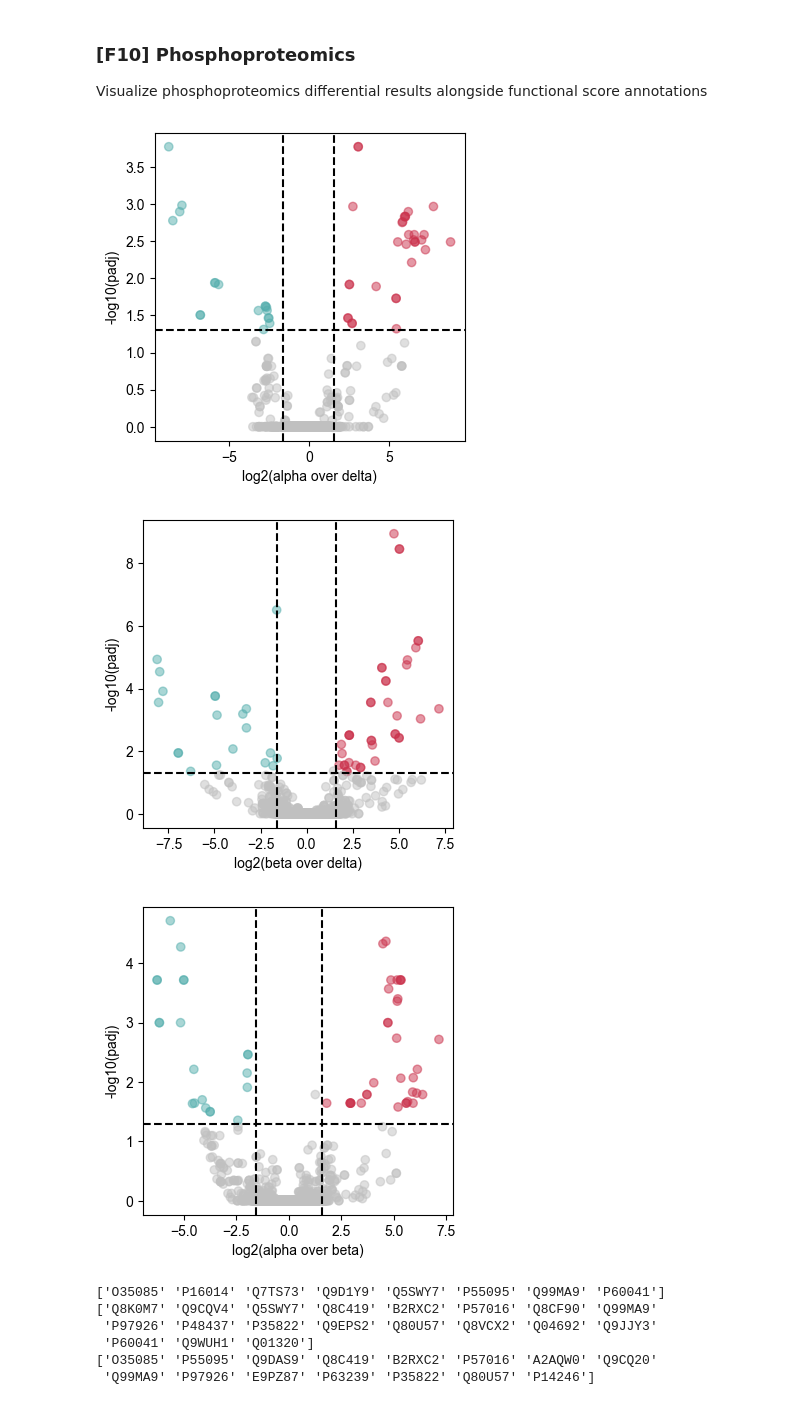
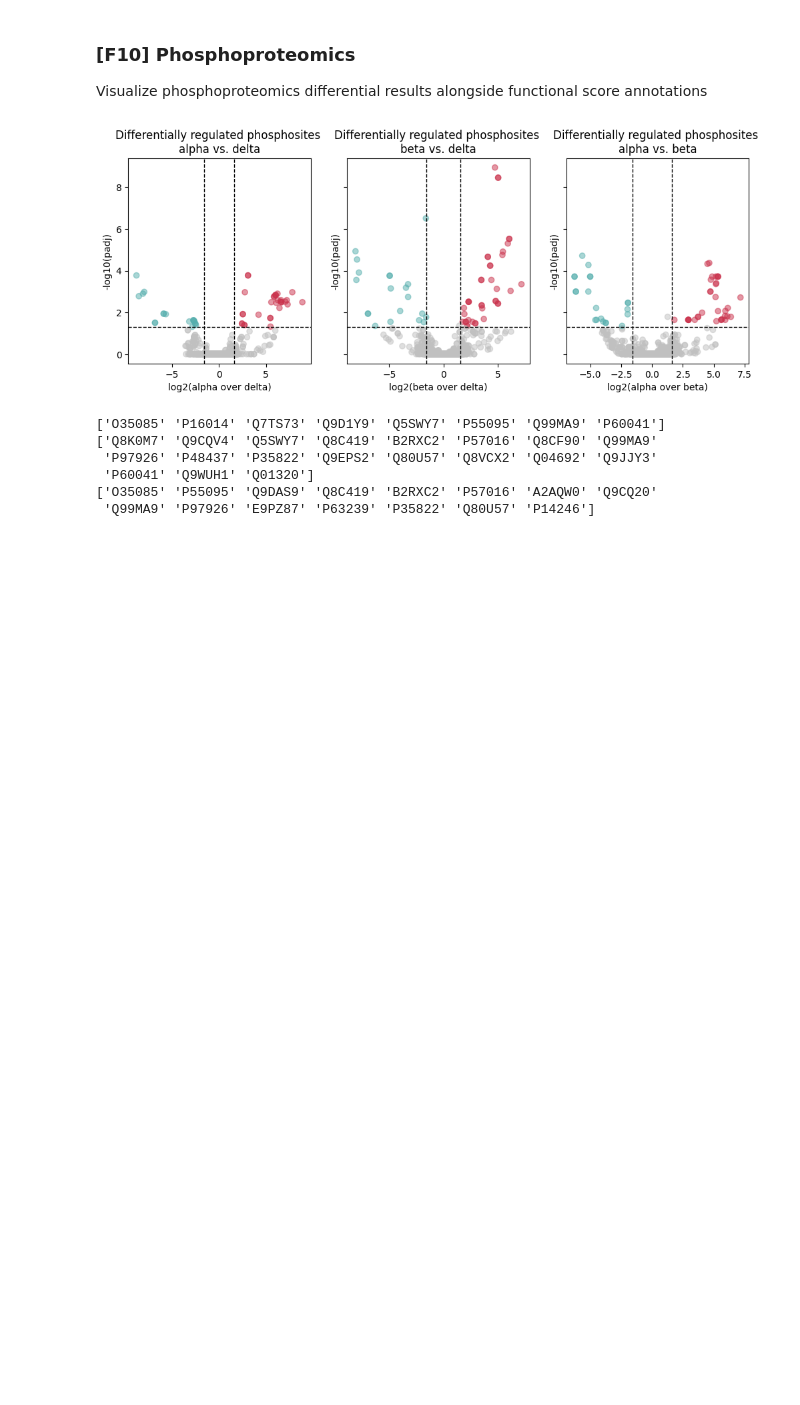
Before and after one commit to MannLabs/IsletsOmics, a Jupyter notebook: figure_notebooks/F08.ipynb, the cells around one changed output. Cells and saved outputs as stored; diff of their text form; code cells hidden in the pictures; blank space fills up the shorter version.

```diff
--- a/figure_notebooks/F08.ipynb
+++ b/figure_notebooks/F08.ipynb
@@ -55,48 +71,50 @@ mask = ph_sample_metadata['sample'].isin(['alpha', 'beta'])
 ph_diff_exp['alpha_over_beta'] = Utils.group_ratios_ttest_ind(ph_data[mask], ph_sample_metadata[mask], between = 'sample').join(ph_feature_metadata, how = 'left')
 # %%
 import numpy as np
+fig, axs = plt.subplots(1, 3, figsize=(12, 4), sharey = True)
 
 # visualize and extract differentially regulated proteins
 differentially_regulated_sites = {}
-for comparison, diff_exp in ph_diff_exp.items():
+for i, (comparison, diff_exp) in enumerate(ph_diff_exp.items()):
 
     P_LIM = 0.05
     X_LIM = 3
+    LINEWIDTH = 1
 
     x_col = f'delta_{comparison}'
     y_col = f'padj_{comparison}'
 
     diff_exp[f'neg_log10_{y_col}'] = -np.log10(diff_exp[y_col])
 
     diff_exp['regulated'] = 'not regulated'
     diff_exp.loc[((diff_exp[x_col] > np.log2(X_LIM)) & (diff_exp[y_col] < P_LIM)), 'regulated'] = 'upregulated'
     diff_exp.loc[((diff_exp[x_col] < -np.log2(X_LIM)) & (diff_exp[y_col] < P_LIM)), 'regulated'] = 'downregulated'
 
     colormap = {
         'not regulated': '#C0C0C0',
         'upregulated': '#cb334d',
         'downregulated': '#54aead',
         'selected' : '#3a7eb8',
     }
 
     differentially_regulated_sites[comparison] = diff_exp[diff_exp['regulated'].isin(['upregulated', 'downregulated'])].copy()
 
     # plot volcano plot
-    fig, ax = plt.subplots(figsize=(4, 4))
+    ax = axs[i]
 
     reg_colors = diff_exp['regulated'].map(colormap)
     ax.scatter(diff_exp[x_col], diff_exp[f'neg_log10_{y_col}'], c=reg_colors, alpha=0.5)
 
-    ax.axhline(y=-np.log10(P_LIM), color='black', linestyle='--')
-    ax.axvline(x=np.log2(X_LIM), color='black', linestyle='--')
-    ax.axvline(x=-np.log2(X_LIM), color='black', linestyle='--')
+    ax.axhline(y=-np.log10(P_LIM), color='black', linestyle='--', linewidth=LINEWIDTH)
+    ax.axvline(x=np.log2(X_LIM), color='black', linestyle='--', linewidth=LINEWIDTH)
+    ax.axvline(x=-np.log2(X_LIM), color='black', linestyle='--', linewidth=LINEWIDTH)
 
     ax.set_xlabel(f'log2({" ".join(comparison.split("_"))})')
     ax.set_ylabel('-log10(padj)')
+
+    ax.set_title(f'Differentially regulated phosphosites \n{comparison.replace("_over_", " vs. ")}')
 # %% [output]
-[figure, old version]
+[figure, new version]
-[figure, removed]
-[figure, removed]
 # %%
 # find orthologs
 for comparison, diff_exp in differentially_regulated_sites.items():
```
Also changed, not shown: parts of 12 cells of this notebook, 2 other files.
